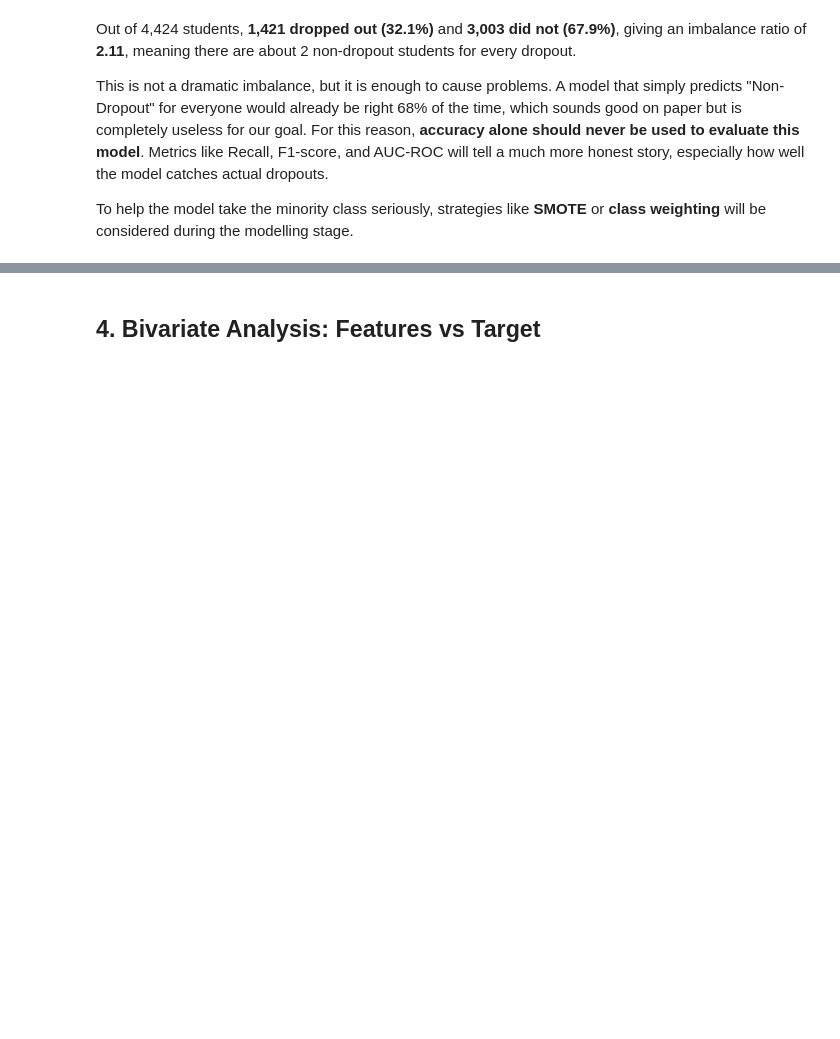
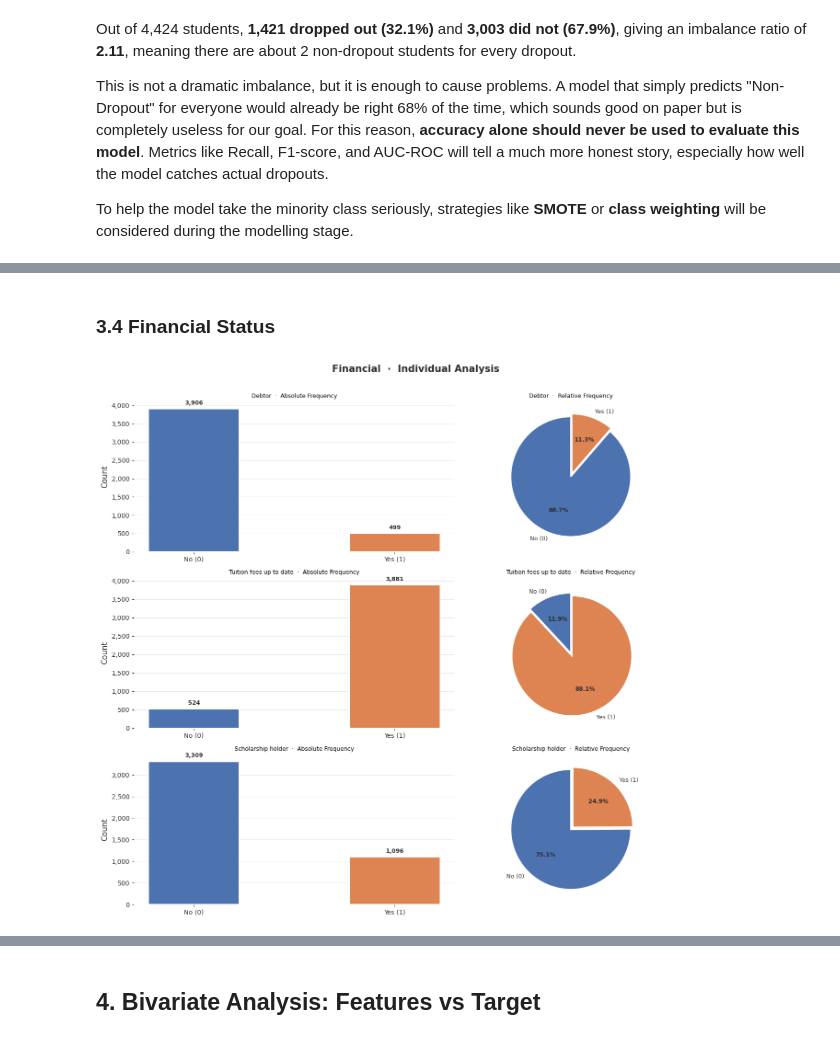
Before and after one commit to T3raa/Machine-Learning-Group-Project, a Jupyter notebook: notebooks/2.EDA.ipynb, the cells around one changed output, grey strips where cells are left out. Saved outputs shown, nothing was run; the diff lists cells and outputs as text; code cells hidden in the pictures; blank space fills up the shorter version.

```diff
--- a/notebooks/2.EDA.ipynb
+++ b/notebooks/2.EDA.ipynb
@@ -434,0 +601,6 @@ Curricular units 1st sem (without evaluations)  12.000
+# %% [markdown]
+### 3.4 Financial Status
+# %%
+plot_group(df, financial,        group_name="Financial")
+# %% [output]
+[figure, added]
```
Also changed, not shown: parts of 27 cells of this notebook, 4 other files.
